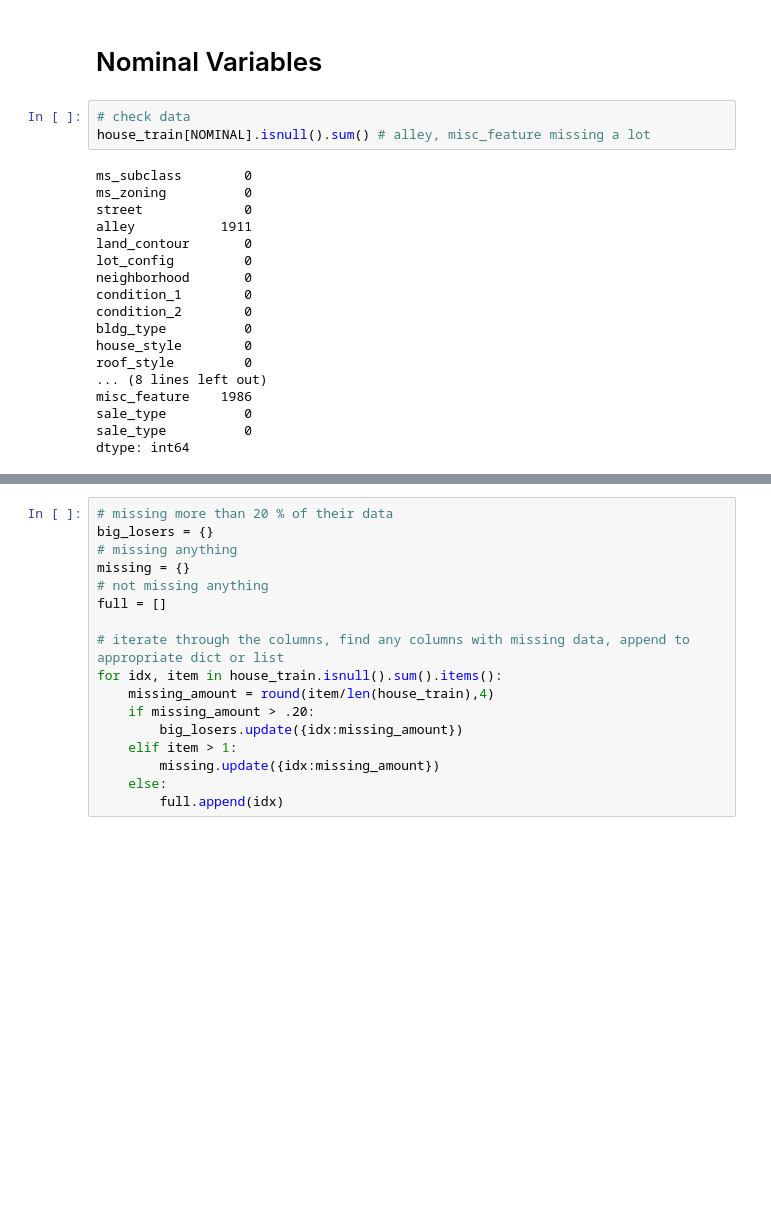
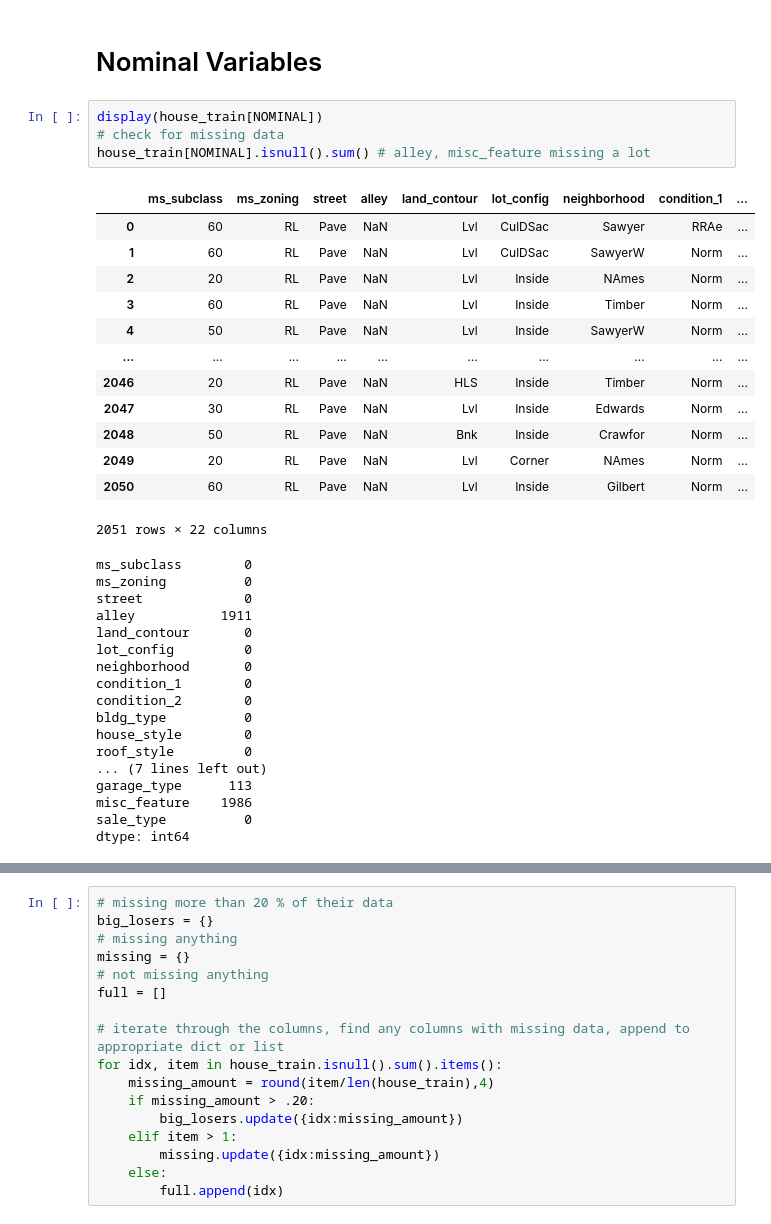
Before and after one commit to AlexSpradling/Home-Price-Prediction-in-Ames-IA, a Jupyter notebook: code/data_cleaning.ipynb, the cells around one changed output, grey strips where cells are left out. Cells and saved outputs as stored; diff of their text form; blank space fills up the shorter version.

```diff
--- a/code/data_cleaning.ipynb
+++ b/code/data_cleaning.ipynb
@@ -101,23 +148,37 @@ dtype: int64
 # %% [markdown]
 # Nominal Variables
 # %%
-# check data
+display(house_train[NOMINAL])
+# check for missing data
 house_train[NOMINAL].isnull().sum() # alley, misc_feature missing a lot
 # %% [output]
+|  | ms_subclass | ms_zoning | street | alley | land_contour | lot_config | neighborhood | condition_1 | ... |
+| 0 | 60 | RL | Pave | NaN | Lvl | CulDSac | Sawyer | RRAe | ... |
+| 1 | 60 | RL | Pave | NaN | Lvl | CulDSac | SawyerW | Norm | ... |
+| 2 | 20 | RL | Pave | NaN | Lvl | Inside | NAmes | Norm | ... |
+| 3 | 60 | RL | Pave | NaN | Lvl | Inside | Timber | Norm | ... |
+| 4 | 50 | RL | Pave | NaN | Lvl | Inside | SawyerW | Norm | ... |
+| ... | ... | ... | ... | ... | ... | ... | ... | ... | ... |
+| 2046 | 20 | RL | Pave | NaN | HLS | Inside | Timber | Norm | ... |
+| 2047 | 30 | RL | Pave | NaN | Lvl | Inside | Edwards | Norm | ... |
+| 2048 | 50 | RL | Pave | NaN | Bnk | Inside | Crawfor | Norm | ... |
+| 2049 | 20 | RL | Pave | NaN | Lvl | Corner | NAmes | Norm | ... |
+| 2050 | 60 | RL | Pave | NaN | Lvl | Inside | Gilbert | Norm | ... |
-ms_subclass        0
-ms_zoning          0
-street             0
-alley           1911
-land_contour       0
-lot_config         0
-neighborhood       0
-condition_1        0
-condition_2        0
-bldg_type          0
-house_style        0
-roof_style         0
-... (8 lines left out)
-misc_feature    1986
-sale_type          0
-sale_type          0
-dtype: int64
+2051 rows × 22 columns
+ms_subclass        0
+ms_zoning          0
+street             0
+alley           1911
+land_contour       0
+lot_config         0
+neighborhood       0
+condition_1        0
+condition_2        0
+bldg_type          0
+house_style        0
+roof_style         0
+... (7 lines left out)
+garage_type      113
+misc_feature    1986
+sale_type          0
+dtype: int64
```
Also changed, not shown: parts of 20 cells of this notebook.
